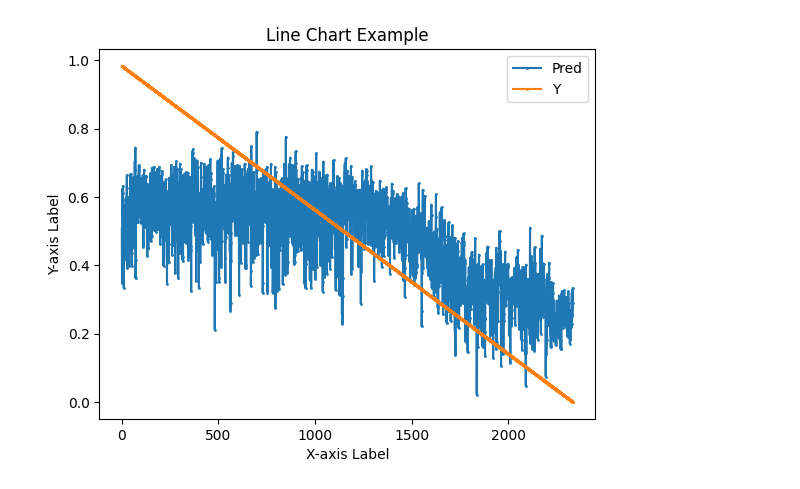
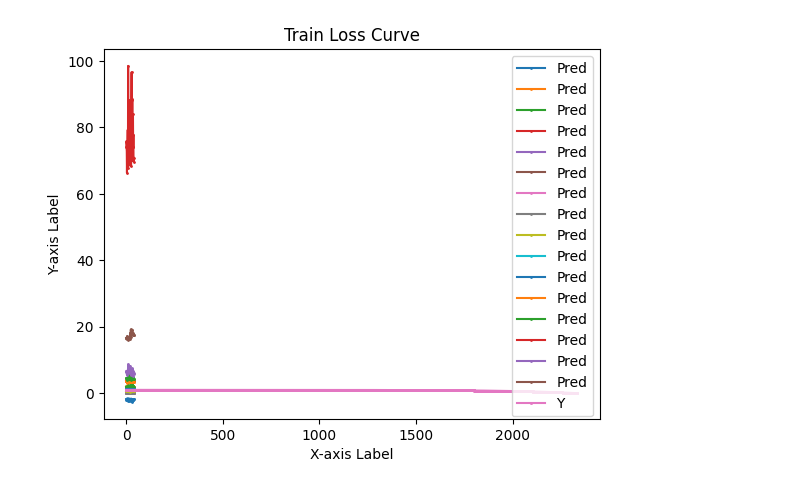
Before and after one commit to qawl987/DAST-self, a Jupyter notebook: notebook/FEMTO-st/model_training/main.ipynb, the cells around one changed output. Cells and saved outputs as stored; diff of their text form; code cells hidden in the pictures.

```diff
--- a/notebook/FEMTO-st/model_training/main.ipynb
+++ b/notebook/FEMTO-st/model_training/main.ipynb
@@ -72,6 +85,6 @@ Y_train = np.concatenate((Y_train_1, Y_train_2, Y_train_3), axis=0)
 # %%
-X_train = Variable(torch.Tensor(X_train_1).float())
-Y_train = Variable(torch.Tensor(Y_train_1).float())
+X_train = Variable(torch.Tensor(X_train).float())
+Y_train = Variable(torch.Tensor(Y_train).float())
 X_test = Variable(torch.Tensor(X_test).float())
 Y_test = Variable(torch.Tensor(Y_test).float())
 # %%
@@ -194,20 +288,20 @@ print(len(y))
 # %%
 import matplotlib.pyplot as plt
 
 # Example data
 
 # Plotting the line chart
-plt.plot(z, label='Pred', marker='o', markersize=1)
-plt.plot(y, label='Y', marker='s', markersize=1)
+plt.plot(X_train[0], label='Pred', marker='o', markersize=1)
+plt.plot(Y_test, label='Y', marker='s', markersize=1)
 # Adding labels and title
 plt.xlabel('X-axis Label')
 plt.ylabel('Y-axis Label')
-plt.title('Line Chart Example')
+plt.title('Train Loss Curve')
 
 # Adding a legend
 plt.legend()
 
 # Display the plot
 plt.show()
 # %% [output]
-[figure, old version]
+[figure, new version]
```
Also changed, not shown: parts of 21 cells of this notebook, 1 other file.
